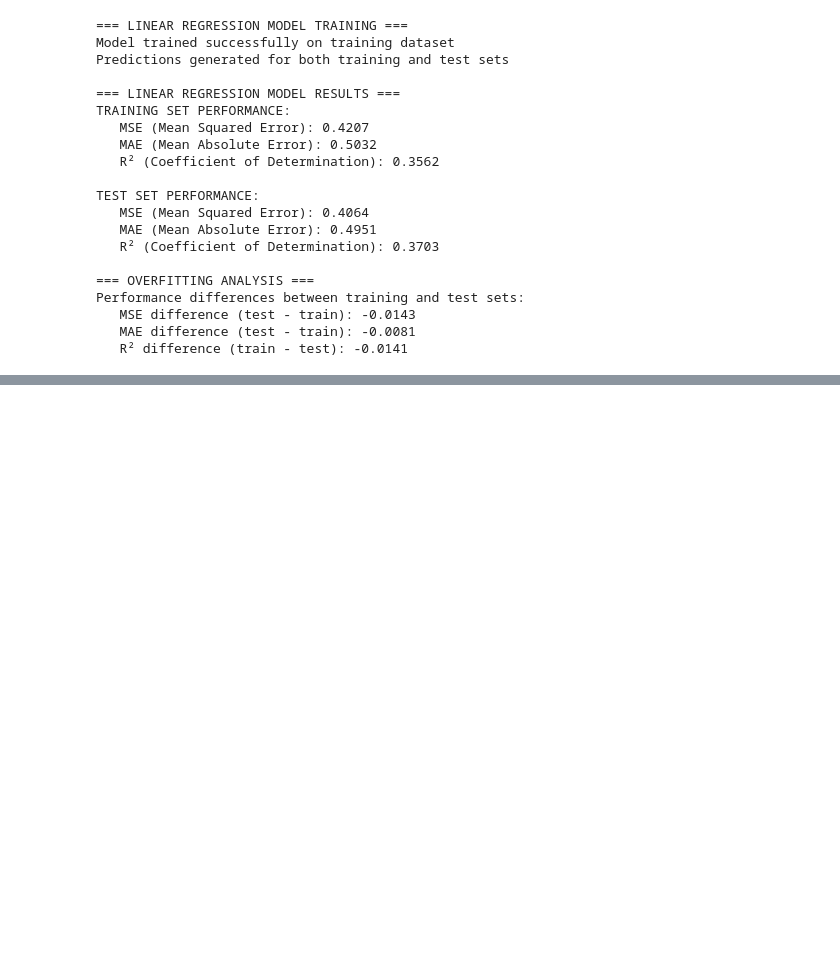
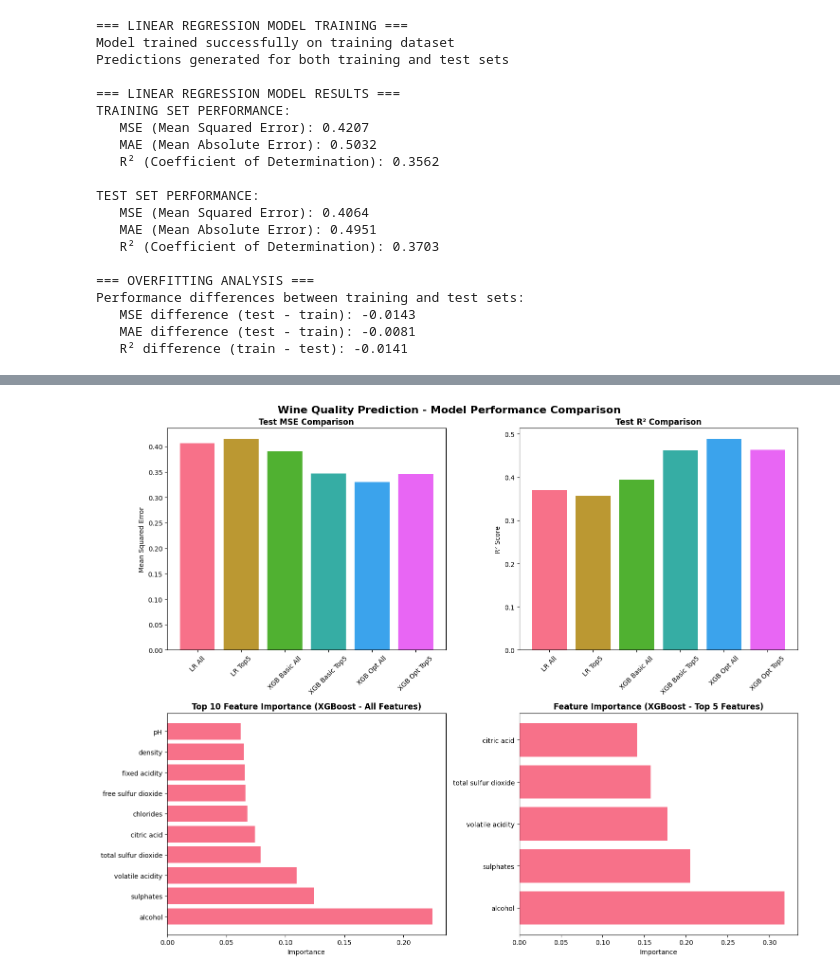
Before and after one commit to Kozmn/wine-quality-prediction, a Jupyter notebook: notebooks/01_wine_quality_analysis.ipynb, the cells around one changed output, grey strips where cells are left out. Saved outputs shown, nothing was run; the diff lists cells and outputs as text; code cells hidden in the pictures; blank space fills up the shorter version.

Commit message:
Added xgboost hyperparameter tunning. Model comparision, and summary.

```diff
--- a/notebooks/01_wine_quality_analysis.ipynb
+++ b/notebooks/01_wine_quality_analysis.ipynb
@@ -598,0 +1045,52 @@ Performance differences between training and test sets:
+# %%
+import matplotlib.pyplot as plt
+import seaborn as sns
+
+# Set up the plotting style
+plt.style.use('default')
+sns.set_palette("husl")
+
+# Create figure with subplots
+fig, axes = plt.subplots(2, 2, figsize=(15, 12))
+fig.suptitle('Wine Quality Prediction - Model Performance Comparison', fontsize=16, fontweight='bold')
+
+# Model names for plotting
+model_names = [
+    'LR All', 'LR Top5', 'XGB Basic All', 'XGB Basic Top5', 'XGB Opt All', 'XGB Opt Top5'
+]
+
+# Test MSE comparison
+test_mse_values = [
+    test_mse_lr, test_mse_lr_top5, test_mse_xgb, test_mse_xgb_top5, test_mse_best_all, test_mse_best_top5
+]
+
+axes[0, 0].bar(model_names, test_mse_values, color=sns.color_palette("husl", len(model_names)))
+axes[0, 0].set_title('Test MSE Comparison', fontweight='bold')
+axes[0, 0].set_ylabel('Mean Squared Error')
+axes[0, 0].tick_params(axis='x', rotation=45)
+
+# Test R² comparison
+test_r2_values = [
+    test_r2_lr, test_r2_lr_top5, test_r2_xgb, test_r2_xgb_top5, test_r2_best_all, test_r2_best_top5
+]
+
+axes[0, 1].bar(model_names, test_r2_values, color=sns.color_palette("husl", len(model_names)))
+axes[0, 1].set_title('Test R² Comparison', fontweight='bold')
+axes[0, 1].set_ylabel('R² Score')
+axes[0, 1].tick_params(axis='x', rotation=45)
+
+# Feature importance visualization (all features)
+top_10_features = feature_importance_all.head(10)
+axes[1, 0].barh(top_10_features['Feature'], top_10_features['Importance'])
+axes[1, 0].set_title('Top 10 Feature Importance (XGBoost - All Features)', fontweight='bold')
+axes[1, 0].set_xlabel('Importance')
+
+# Feature importance visualization (top 5 features)
+axes[1, 1].barh(feature_importance_top5['Feature'], feature_importance_top5['Importance'])
+axes[1, 1].set_title('Feature Importance (XGBoost - Top 5 Features)', fontweight='bold')
+axes[1, 1].set_xlabel('Importance')
+
+plt.tight_layout()
+plt.show()
+# %% [output]
+[figure, added]
```
Also changed, not shown: parts of 16 cells of this notebook, 1 other file.
